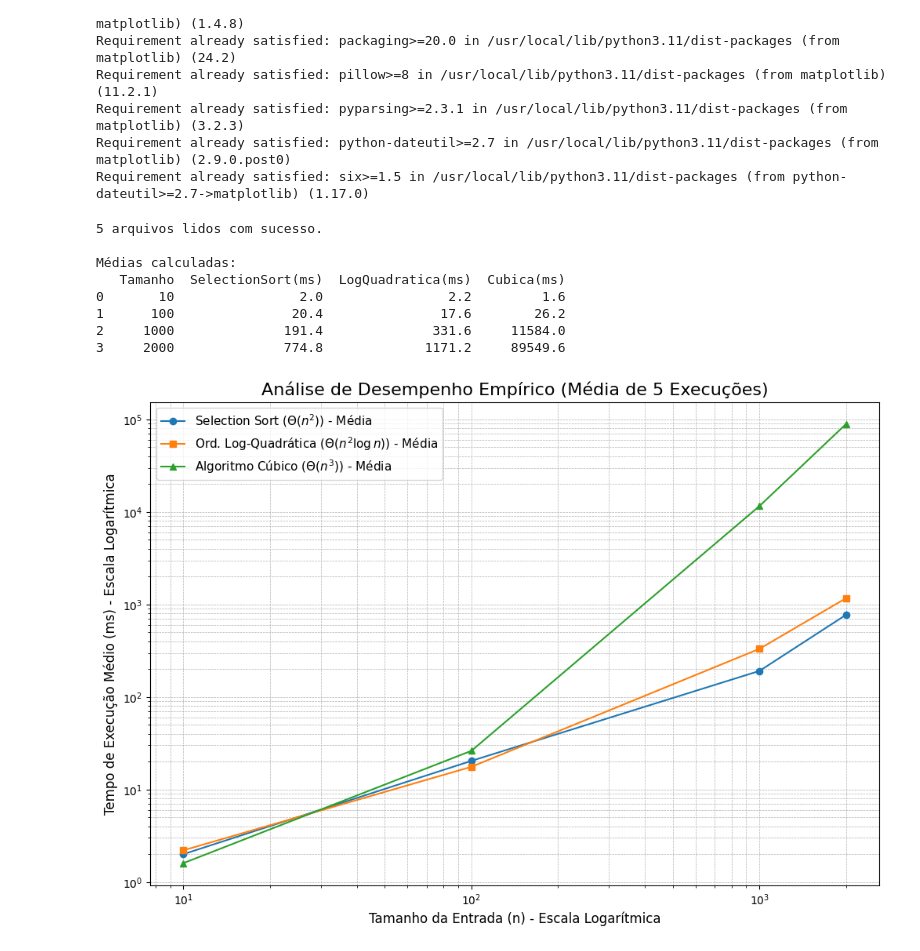
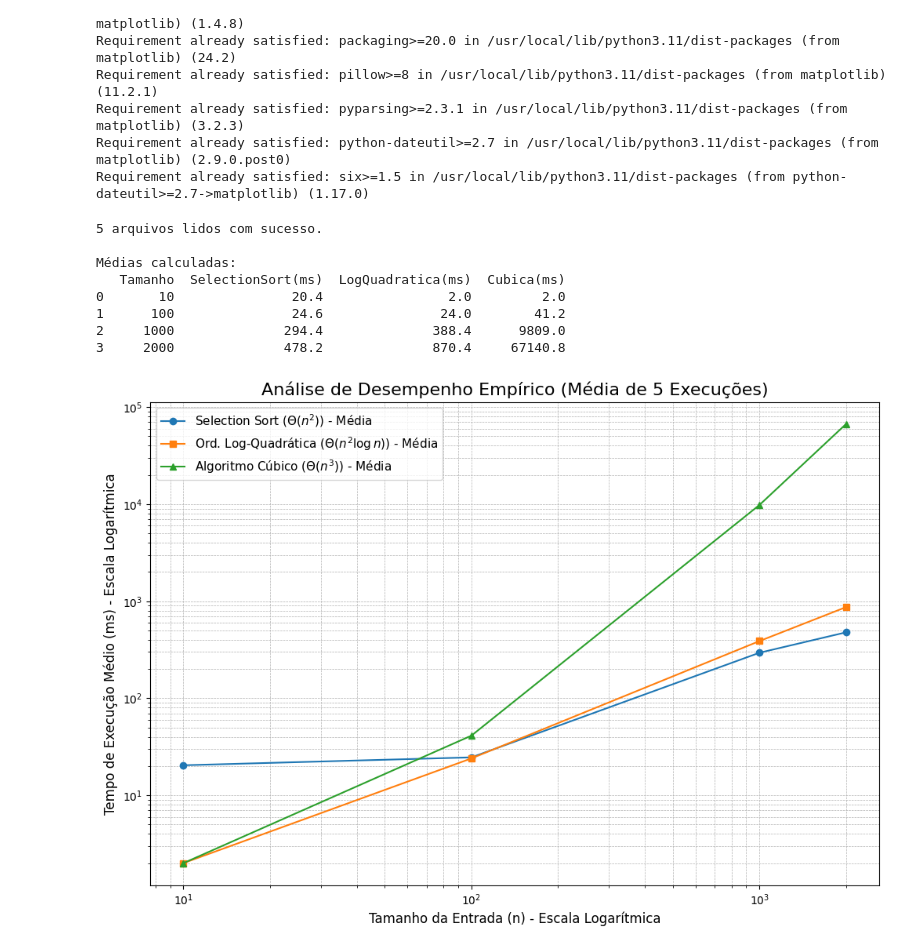
Before and after one commit to mondinilara/ordenacao-log-quadratica, a Jupyter notebook: GerandoGrafico.ipynb, the cells around one changed output. Saved outputs shown, nothing was run; the diff lists cells and outputs as text; code cells hidden in the pictures.

```diff
--- a/GerandoGrafico.ipynb
+++ b/GerandoGrafico.ipynb
@@ -24,11 +24,11 @@ import os
 # PASSO 1: LISTA DOS ARQUIVOS CSV COM OS RESULTADOS
 # ==============================================================================
 lista_arquivos_csv = [
-    'resultados_ordenadoDecrescente_1.csv',
-    'resultados_ordenadoDecrescente_2.csv',
-    'resultados_ordenadoDecrescente_3.csv',
-    'resultados_ordenadoDecrescente_4.csv',
-    'resultados_ordenadoDecrescente_5.csv'
+    'resultadosv2_1.csv',
+    'resultadosv2_2.csv',
+    'resultadosv2_3.csv',
+    'resultadosv2_4.csv',
+    'resultadosv2_5.csv'
 ]
 
 # ==============================================================================
@@ -62,35 +62,35 @@ for coluna in colunas_de_tempo:
 
     dados_medios[coluna] = df_temp.mean(axis=1)
 
 print("\nMédias calculadas:")
 print(dados_medios)
 
 plt.figure(figsize=(12, 8))
 
 plt.plot(dados_medios['Tamanho'], dados_medios['SelectionSort(ms)'], marker='o', linestyle='-', label='Selection Sort ($\Theta(n^2)$) - Média')
 plt.plot(dados_medios['Tamanho'], dados_medios['LogQuadratica(ms)'], marker='s', linestyle='-', label='Ord. Log-Quadrática ($\Theta(n^2 \log n)$) - Média')
 plt.plot(dados_medios['Tamanho'], dados_medios['Cubica(ms)'], marker='^', linestyle='-', label='Algoritmo Cúbico ($\Theta(n^3)$) - Média')
 
 plt.xscale('log')
 plt.yscale('log')
 
 plt.title('Análise de Desempenho Empírico (Média de 5 Execuções)', fontsize=16)
 plt.xlabel('Tamanho da Entrada (n) - Escala Logarítmica', fontsize=12)
 plt.ylabel('Tempo de Execução Médio (ms) - Escala Logarítmica', fontsize=12)
 plt.legend(fontsize=11)
 plt.grid(True, which="both", linestyle='--', linewidth=0.5)
 
 nome_imagem_saida = 'grafico_desempenho_media.png'
 plt.savefig(nome_imagem_saida, dpi=300, bbox_inches='tight')
 
 plt.show()
 # %% [output]
 5 arquivos lidos com sucesso.
 
 Médias calculadas:
    Tamanho  SelectionSort(ms)  LogQuadratica(ms)  Cubica(ms)
-0       10                2.0                2.2         1.6
-1      100               20.4               17.6        26.2
-2     1000              191.4              331.6     11584.0
-3     2000              774.8             1171.2     89549.6
+0       10               20.4                2.0         2.0
+1      100               24.6               24.0        41.2
+2     1000              294.4              388.4      9809.0
+3     2000              478.2              870.4     67140.8
-[figure, old version]
+[figure, new version]
```
Also changed, not shown: parts of 1 cell of this notebook.
